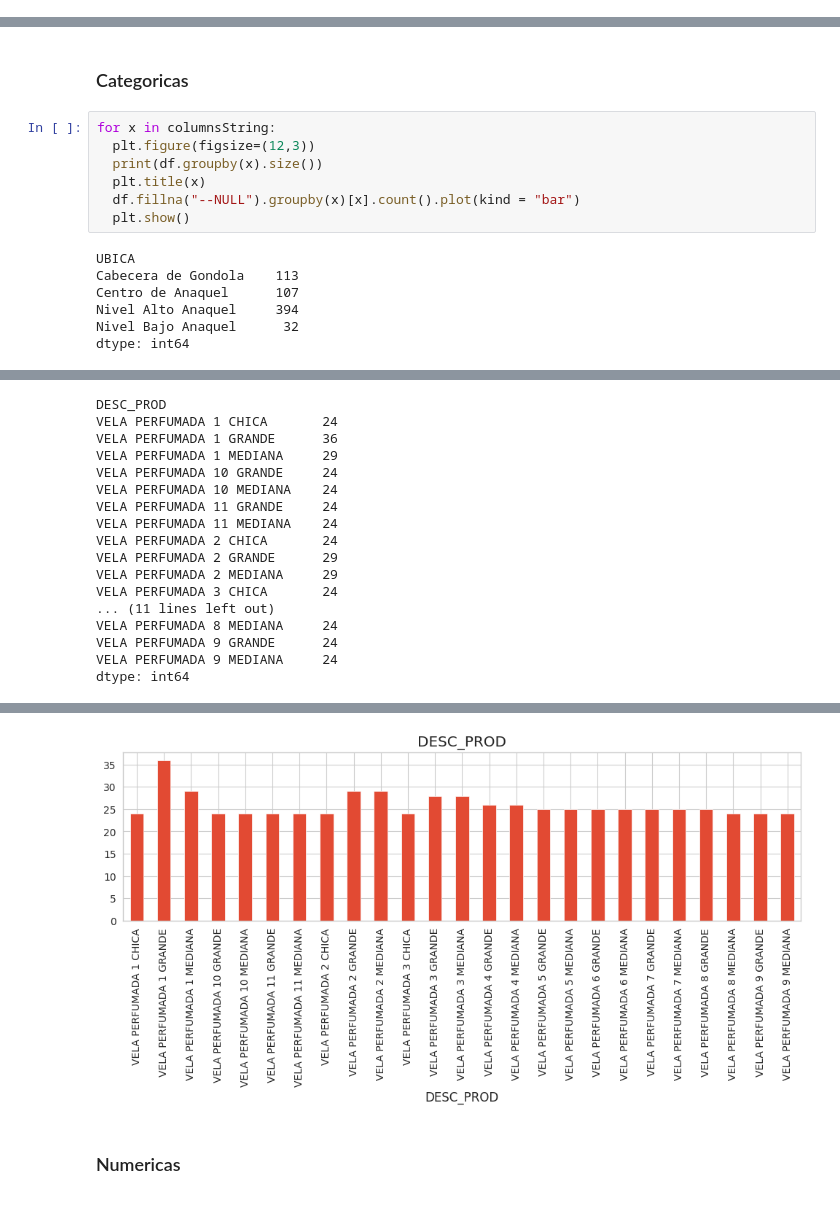
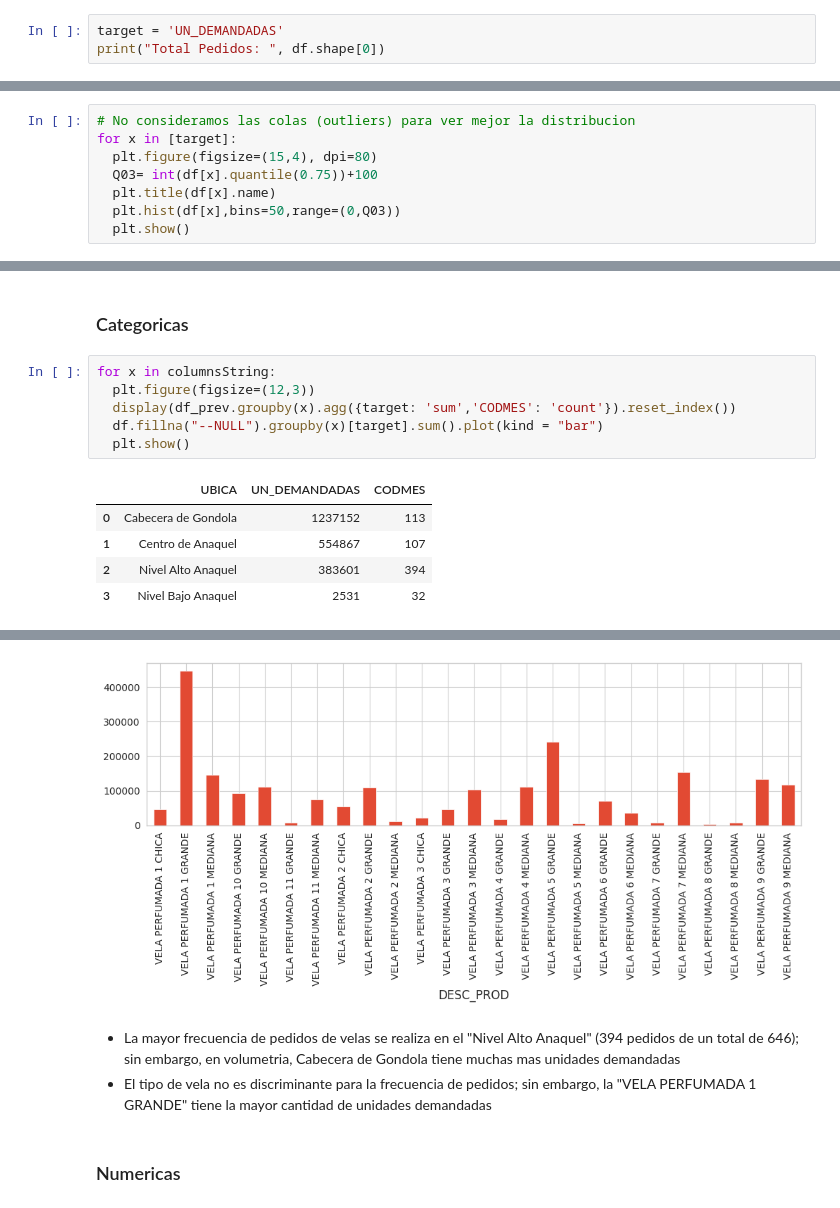
Before and after one commit to bryanOsmar07/personal-projects-portafolio, a Jupyter notebook: Notebooks/Regression/Regression - Candle Demand Estimate.ipynb, the cells around one changed output, grey strips where cells are left out. Cells and saved outputs as stored; diff of their text form.

Commit message:
Notebook regresion - unidades demandadas cerrado

```diff
--- a/Notebooks/Regression/Regression - Candle Demand Estimate.ipynb
+++ b/Notebooks/Regression/Regression - Candle Demand Estimate.ipynb
@@ -150,0 +164,3 @@ sns.histplot(x='UN_DEMANDADAS', data=df);
+# %%
+target = 'UN_DEMANDADAS'
+print("Total Pedidos: ", df.shape[0])
@@ -150,0 +174,8 @@ sns.histplot(x='UN_DEMANDADAS', data=df);
+# %%
+# No consideramos las colas (outliers) para ver mejor la distribucion
+for x in [target]:
+  plt.figure(figsize=(15,4), dpi=80)
+  Q03= int(df[x].quantile(0.75))+100
+  plt.title(df[x].name)
+  plt.hist(df[x],bins=50,range=(0,Q03))
+  plt.show()
@@ -164,14 +199,12 @@ plt.tight_layout()
 # %%
 for x in columnsString:
   plt.figure(figsize=(12,3))
-  print(df.groupby(x).size())
-  plt.title(x)
-  df.fillna("--NULL").groupby(x)[x].count().plot(kind = "bar")
+  display(df_prev.groupby(x).agg({target: 'sum','CODMES': 'count'}).reset_index())
+  df.fillna("--NULL").groupby(x)[target].sum().plot(kind = "bar")
   plt.show()
 # %% [output]
-UBICA
-Cabecera de Gondola    113
-Centro de Anaquel      107
-Nivel Alto Anaquel     394
-Nivel Bajo Anaquel      32
-dtype: int64
+|  | UBICA | UN_DEMANDADAS | CODMES |
+| 0 | Cabecera de Gondola | 1237152 | 113 |
+| 1 | Centro de Anaquel | 554867 | 107 |
+| 2 | Nivel Alto Anaquel | 383601 | 394 |
+| 3 | Nivel Bajo Anaquel | 2531 | 32 |
@@ -179,17 +211,0 @@ dtype: int64
-DESC_PROD
-VELA PERFUMADA 1 CHICA       24
-VELA PERFUMADA 1 GRANDE      36
-VELA PERFUMADA 1 MEDIANA     29
-VELA PERFUMADA 10 GRANDE     24
-VELA PERFUMADA 10 MEDIANA    24
-VELA PERFUMADA 11 GRANDE     24
-VELA PERFUMADA 11 MEDIANA    24
-VELA PERFUMADA 2 CHICA       24
-VELA PERFUMADA 2 GRANDE      29
-VELA PERFUMADA 2 MEDIANA     29
-VELA PERFUMADA 3 CHICA       24
-... (11 lines left out)
-VELA PERFUMADA 8 MEDIANA     24
-VELA PERFUMADA 9 GRANDE      24
-VELA PERFUMADA 9 MEDIANA     24
-dtype: int64
@@ -196,4 +229,8 @@ dtype: int64
-[figure, old version]
+[figure, new version]
+# %% [markdown]
+* La mayor frecuencia de pedidos de velas se realiza en el "Nivel Alto Anaquel" (394 pedidos de un total de 646); sin embargo, en volumetria,
+Cabecera de Gondola	tiene muchas mas unidades demandadas
+* El tipo de vela no es discriminante para la frecuencia de pedidos; sin embargo, la "VELA PERFUMADA 1 GRANDE" tiene la mayor cantidad de unidades demandadas
 # %% [markdown]
 ### Numericas
 # %%
```
Also changed, not shown: parts of 68 cells of this notebook.
